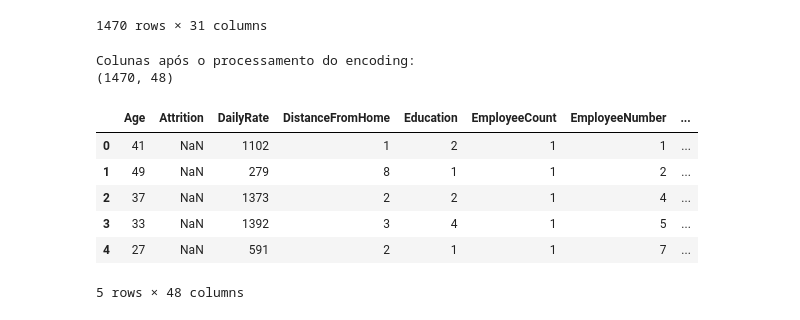
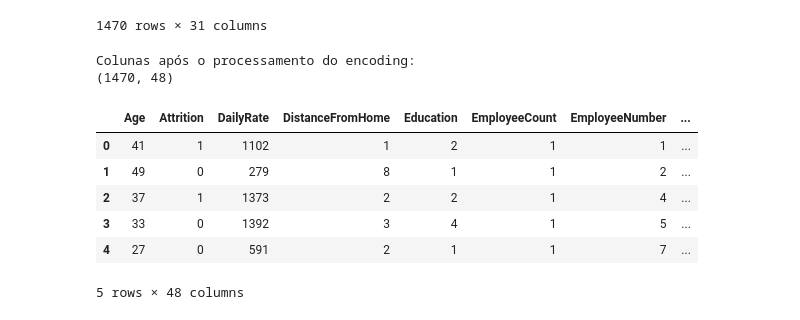
Before and after one commit to GabrielKaring/employee_prediction, a Jupyter notebook: main.ipynb, the cells around one changed output. Drawn from its saved outputs; the diff is of its cells as text; code cells hidden in the pictures.

```diff
--- a/main.ipynb
+++ b/main.ipynb
@@ -11,7 +11,8 @@ from sklearn.model_selection import train_test_split, GridSearchCV
 from sklearn.linear_model import LogisticRegression
 from sklearn.ensemble import RandomForestClassifier
 # %%
-dataset_path = 'D:\Programations\DataScience\employee_prediction\data'
+# dataset_path = 'D:\Programations\DataScience\employee_prediction\data';
+dataset_path = r'C:\Users\diego\Documents\GitHub\employee_prediction\data';
 data_file = 'WA_Fn-UseC_-HR-Employee-Attrition.csv'
 data_path = os.path.join(dataset_path,data_file)
 
@@ -81,22 +82,22 @@ df.drop(['EmployeeCount', 'StandardHours', 'Over18', 'EmployeeNumber'], axis=1)
 1470 rows × 31 columns
 # %%
 #Conversão da Variavel alvo
-df['Attrition'] = df['Attrition'].map({'Sim': 1, 'Nao':0})
+df['Attrition'] = df['Attrition'].map({'Yes': 1, 'No':0})
 
 #Selecionando apenas as colunas com as categorias 'object'
 colunas_categoricas = df.select_dtypes(include=['object']).columns
 df_processado = pd.get_dummies(df, columns=colunas_categoricas, drop_first=True)
 
 print("Colunas após o processamento do encoding:")
 print(df_processado.shape)
 df_processado.head()
 # %% [output]
 Colunas após o processamento do encoding:
 (1470, 48)
 |  | Age | Attrition | DailyRate | DistanceFromHome | Education | EmployeeCount | EmployeeNumber | ... |
-| 0 | 41 | NaN | 1102 | 1 | 2 | 1 | 1 | ... |
-| 1 | 49 | NaN | 279 | 8 | 1 | 1 | 2 | ... |
-| 2 | 37 | NaN | 1373 | 2 | 2 | 1 | 4 | ... |
-| 3 | 33 | NaN | 1392 | 3 | 4 | 1 | 5 | ... |
-| 4 | 27 | NaN | 591 | 2 | 1 | 1 | 7 | ... |
+| 0 | 41 | 1 | 1102 | 1 | 2 | 1 | 1 | ... |
+| 1 | 49 | 0 | 279 | 8 | 1 | 1 | 2 | ... |
+| 2 | 37 | 1 | 1373 | 2 | 2 | 1 | 4 | ... |
+| 3 | 33 | 0 | 1392 | 3 | 4 | 1 | 5 | ... |
+| 4 | 27 | 0 | 591 | 2 | 1 | 1 | 7 | ... |
 5 rows × 48 columns
```
Also changed, not shown: parts of 1 cell of this notebook, 1 other file.
